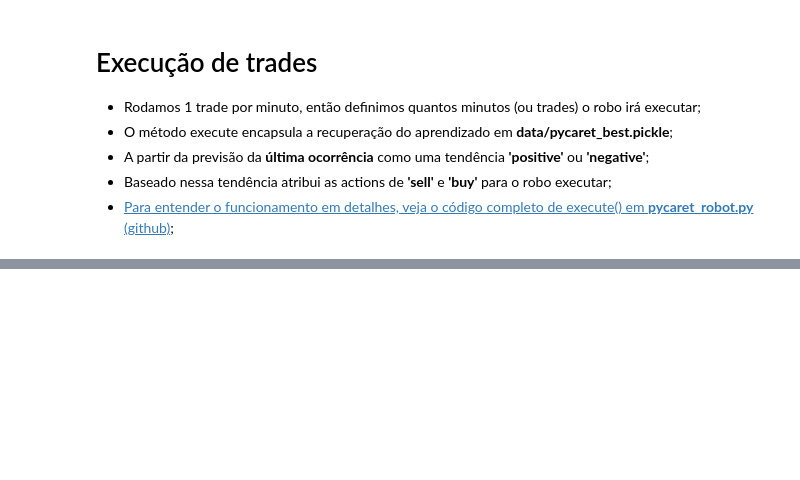
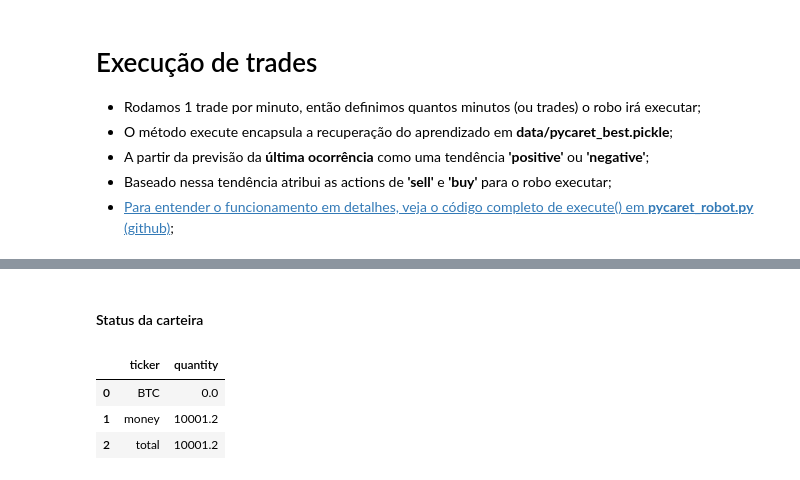
Before and after one commit to felipedmz/oraculus, a Jupyter notebook: main.ipynb, the cells around one changed output, grey strips where cells are left out. Cells and saved outputs as stored; diff of their text form; code cells hidden in the pictures; blank space fills up the shorter version.

```diff
--- a/main.ipynb
+++ b/main.ipynb
@@ -230,0 +338,9 @@ Transformation Pipeline and Model Successfully Loaded
+# %% [markdown]
+#### Status da carteira
+# %%
+api.status()
+# %% [output]
+|  | ticker | quantity |
+| 0 | BTC | 0.0 |
+| 1 | money | 10001.2 |
+| 2 | total | 10001.2 |
```
Also changed, not shown: parts of 7 cells of this notebook.
